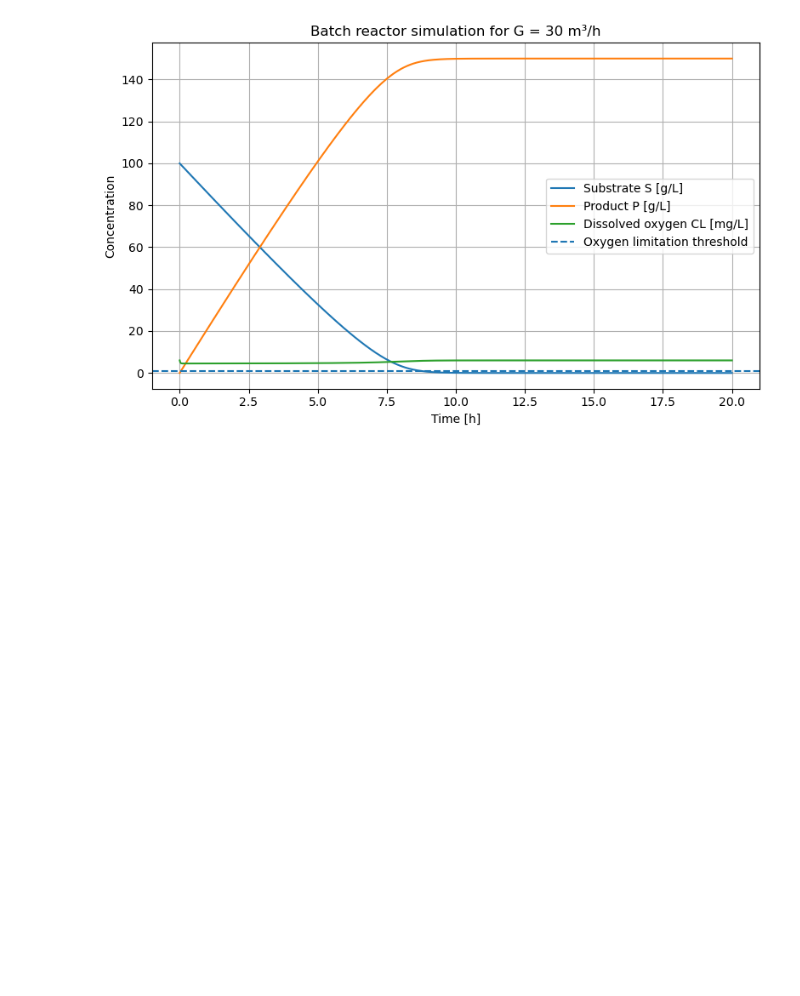
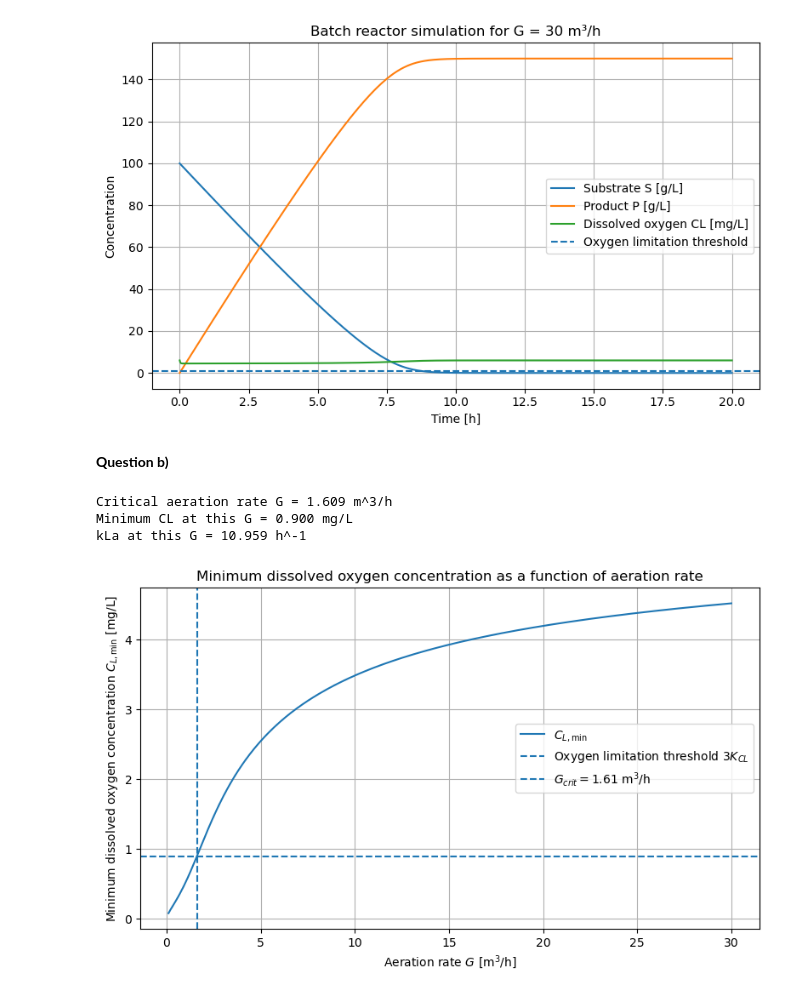
Before and after one commit to vicollari/bioreactor_simulation, a Jupyter notebook: project5/exo1.ipynb, the cells around one changed output. Drawn from its saved outputs; the diff is of its cells as text; code cells hidden in the pictures; blank space fills up the shorter version.

Commit message:
question 1b

```diff
--- a/project5/exo1.ipynb
+++ b/project5/exo1.ipynb
@@ -95,3 +95,5 @@ plt.tight_layout()
 plt.show()
 # %% [output]
 [figure]
+# %% [markdown]
+**Question b)**
@@ -97,0 +145,45 @@ plt.show()
+# %%
+G_values = np.linspace(0.1, 30, 300)
+
+CL_min_values = []
+
+for G_value in G_values:
+    t, S, CL, P, CL_min, kLa_value = simulate_for_G(G_value)
+    CL_min_values.append(CL_min)
+
+CL_min_values = np.array(CL_min_values)
+# %%
+def oxygen_limitation_function(G_value):
+    _, _, _, _, CL_min, _ = simulate_for_G(G_value)
+    return CL_min - CL_lim
+
+G_critical = brentq(oxygen_limitation_function, 0.1, 30)
+
+_, _, _, _, CL_min_critical, kLa_critical = simulate_for_G(G_critical)
+
+print(f"Critical aeration rate G = {G_critical:.3f} m^3/h")
+print(f"Minimum CL at this G = {CL_min_critical:.3f} mg/L")
+print(f"kLa at this G = {kLa_critical:.3f} h^-1")
+# %% [output]
+Critical aeration rate G = 1.609 m^3/h
+Minimum CL at this G = 0.900 mg/L
+kLa at this G = 10.959 h^-1
+# %%
+plt.figure(figsize=(8, 5))
+
+plt.plot(G_values, CL_min_values, label=r"$C_{L,\min}$")
+plt.axhline(CL_lim, linestyle="--", label=r"Oxygen limitation threshold $3K_{CL}$")
+plt.axvline(G_critical, linestyle="--", label=fr"$G_{{crit}} = {G_critical:.2f}$ m$^3$/h")
+
+plt.xlabel(r"Aeration rate $G$ [m$^3$/h]")
+plt.ylabel(r"Minimum dissolved oxygen concentration $C_{L,\min}$ [mg/L]")
+plt.title(r"Minimum dissolved oxygen concentration as a function of aeration rate")
+plt.legend()
+plt.grid(True)
+plt.tight_layout()
+
+plt.savefig("ex1b_CLmin_vs_G.png", dpi=300, bbox_inches="tight")
+
+plt.show()
+# %% [output]
+[figure, added]
```
Also changed, not shown: parts of 2 cells of this notebook, 2 other files.
